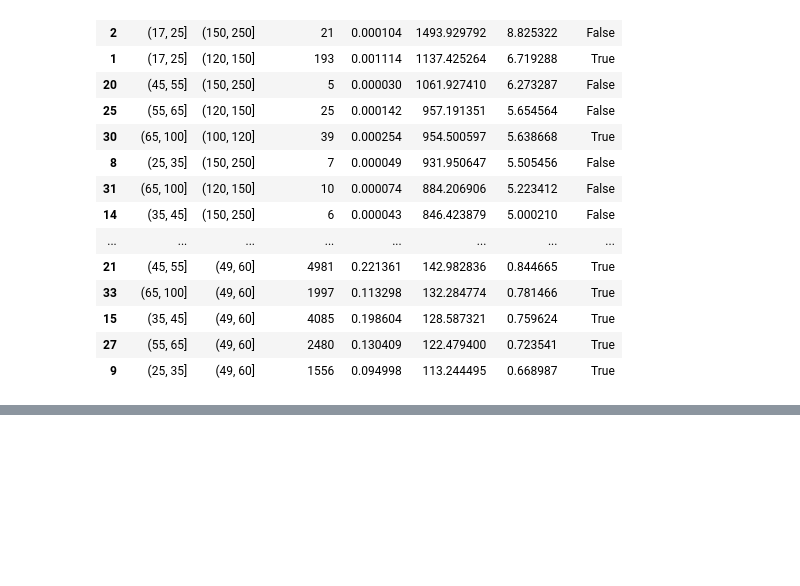
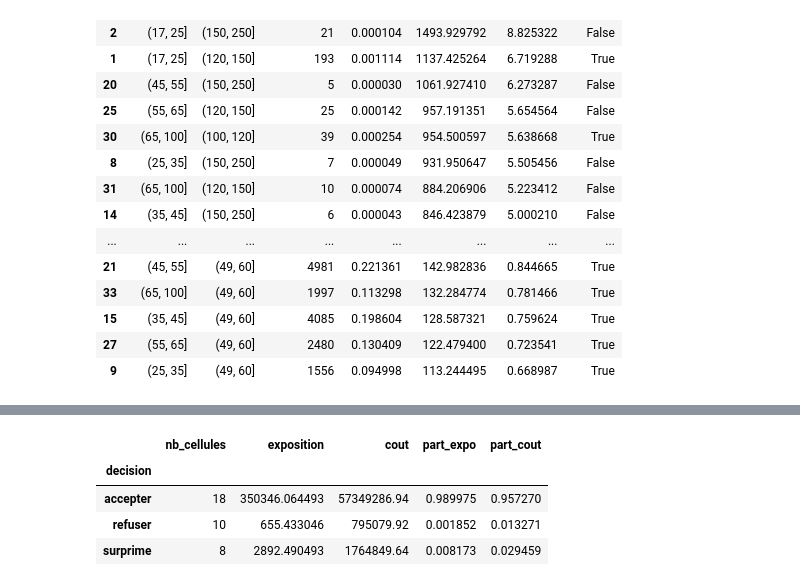
Before and after one commit to namngy/actuarial-portfolio-project, a Jupyter notebook: notebooks/03_underwriting_risk.ipynb, the cells around one changed output, grey strips where cells are left out. Saved outputs shown, nothing was run; the diff lists cells and outputs as text; code cells hidden in the pictures; blank space fills up the shorter version.

```diff
--- a/notebooks/03_underwriting_risk.ipynb
+++ b/notebooks/03_underwriting_risk.ipynb
@@ -245,0 +275,27 @@ cells.sort_values("prime_pure", ascending=False)[
+# %%
+def decision(m):
+    if m <= 3:
+        return "accepter"
+    elif m <= 5:
+        return "surprime"
+    return "refuser"
+
+cells["decision"] = cells["multiple"].apply(decision)
+
+tot_expo = cells["exposition"].sum()
+tot_cout = cells["cout"].sum()
+
+impact = cells.groupby("decision").agg(
+    nb_cellules=("decision", "size"),
+    exposition=("exposition", "sum"),
+    cout=("cout", "sum"),
+)
+impact["part_expo"] = impact["exposition"] / tot_expo
+impact["part_cout"] = impact["cout"] / tot_cout
+impact
+# %% [output]
+|  | nb_cellules | exposition | cout | part_expo | part_cout |
+| decision |  |  |  |  |  |
+| accepter | 18 | 350346.064493 | 57349286.94 | 0.989975 | 0.957270 |
+| refuser | 10 | 655.433046 | 795079.92 | 0.001852 | 0.013271 |
+| surprime | 8 | 2892.490493 | 1764849.64 | 0.008173 | 0.029459 |
```
Also changed, not shown: parts of 1 cell of this notebook.
